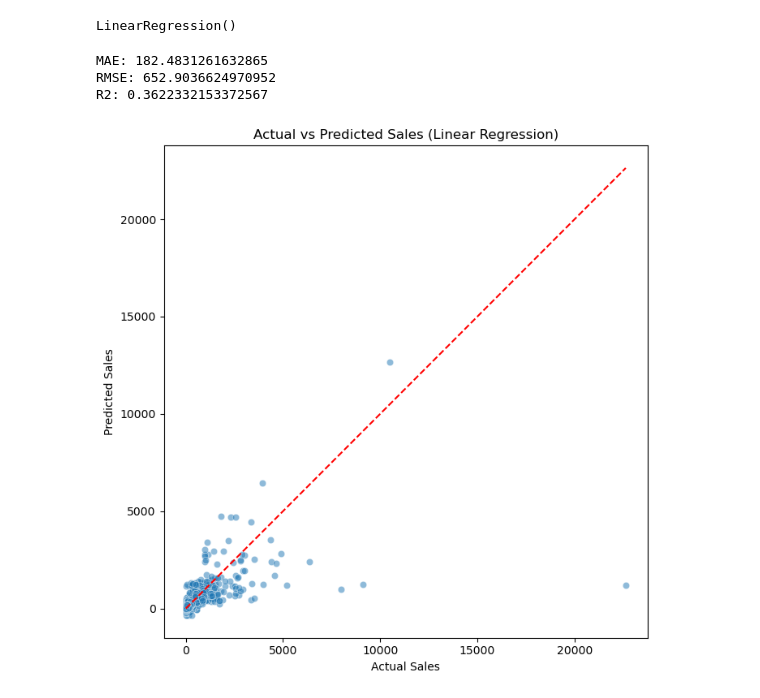
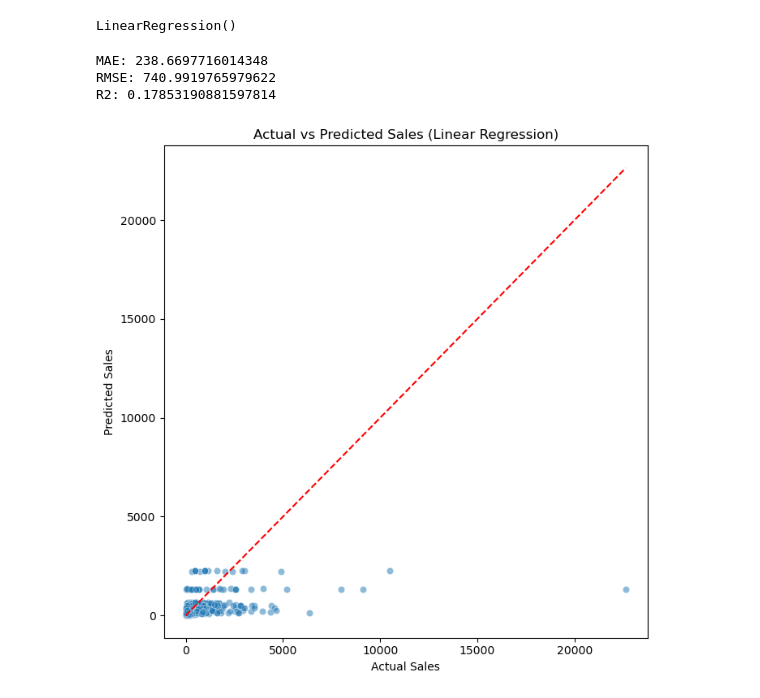
Before and after one commit to Ayush080-bct/Superstore-data-pipeline, a Jupyter notebook: ml/ml.ipynb, the cells around one changed output. Saved outputs shown, nothing was run; the diff lists cells and outputs as text; code cells hidden in the pictures.

```diff
--- a/ml/ml.ipynb
+++ b/ml/ml.ipynb
@@ -163,6 +196,4 @@ for c in num_cols:
 # %%
-for c in cat_cols:
-    mode_val = X_train[c].mode(dropna=True)
-    fill_val = mode_val.iloc[0] if len(mode_val) > 0 else "unknown"
-    X_train[c] = X_train[c].fillna(fill_val)
-    x_test[c] = x_test[c].fillna(fill_val)
+scaler=StandardScaler()
+X_scaled=scaler.fit_transform(X_encoded)
+X_scaled
@@ -185,3 +214,3 @@ X_test_cat = pd.get_dummies(x_test[cat_cols], drop_first=True)
 # %%
-X_train_cat, X_test_cat = X_train_cat.align(X_test_cat, join="left", axis=1, fill_value=0)
+X_train,x_test,y_train,y_test=train_test_split(X_scaled,y,test_size=0.2,random_state=42)
 # %%
@@ -190,34 +218,34 @@ X_test_final = pd.concat([X_test_num, X_test_cat], axis=1)
 # %%
-model = LinearRegression()
-model.fit(X_train_final, y_train)
+model.fit(X_train, y_train)
 # %% [output]
 LinearRegression()
+# %%
+y_pred=model.predict(x_test)
 # %%
-from sklearn.metrics import mean_absolute_error, mean_squared_error, r2_score
+
 import numpy as np
-preds = model.predict(X_test_final)
-mae = mean_absolute_error(y_test, preds)
-rmse = np.sqrt(mean_squared_error(y_test, preds))
-r2 = r2_score(y_test, preds)
+mae = mean_absolute_error(y_test, y_pred)
+rmse = np.sqrt(mean_squared_error(y_test, y_pred))
+r2 = r2_score(y_test, y_pred)
 
 print("MAE:", mae)
 print("RMSE:", rmse)
 print("R2:", r2)
 # %% [output]
-MAE: 182.4831261632865
-RMSE: 652.9036624970952
-R2: 0.3622332153372567
+MAE: 238.6697716014348
+RMSE: 740.9919765979622
+R2: 0.17853190881597814
 # %%
 import matplotlib.pyplot as plt
 import seaborn as sns
 
 plt.figure(figsize=(7, 7))
-sns.scatterplot(x=y_test, y=preds, alpha=0.5)
+sns.scatterplot(x=y_test, y=y_pred, alpha=0.5)
 plt.plot([y_test.min(), y_test.max()], [y_test.min(), y_test.max()], "r--")
 plt.xlabel("Actual Sales")
 plt.ylabel("Predicted Sales")
 plt.title("Actual vs Predicted Sales (Linear Regression)")
 plt.tight_layout()
 plt.show()
 # %% [output]
-[figure, old version]
+[figure, new version]
```
Also changed, not shown: parts of 20 cells of this notebook, 1 other file.
